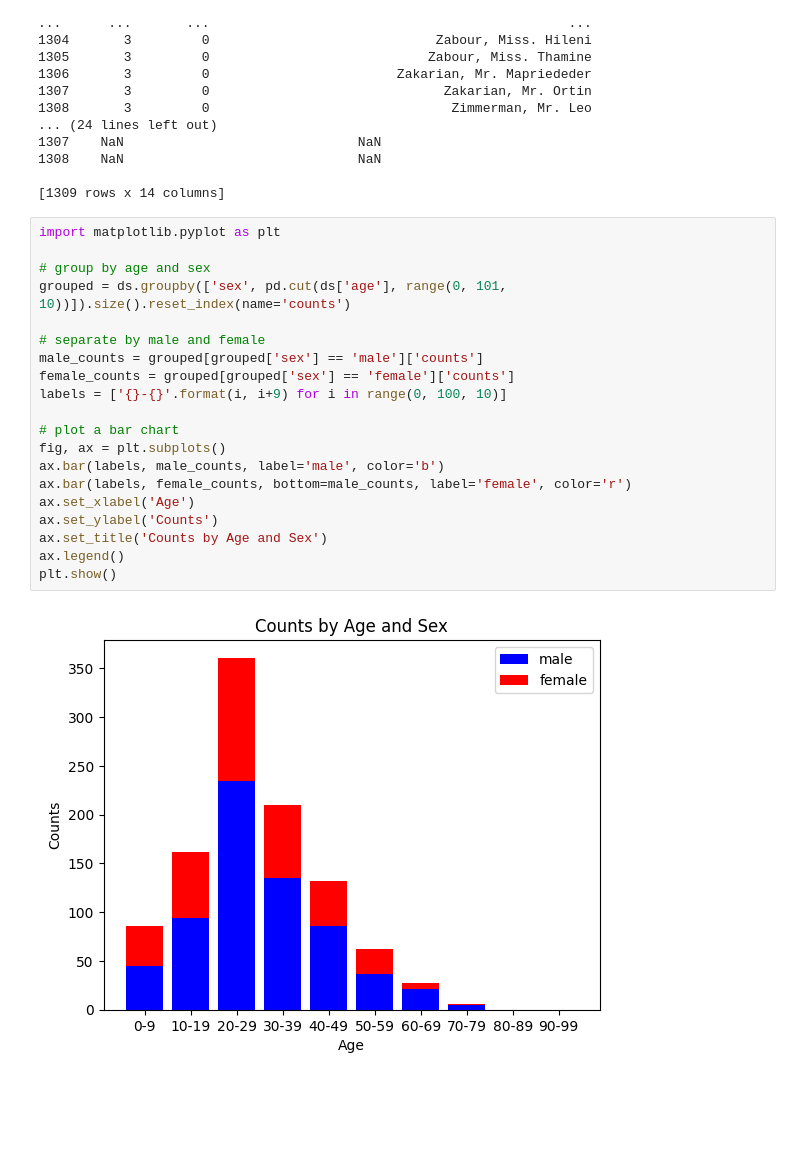
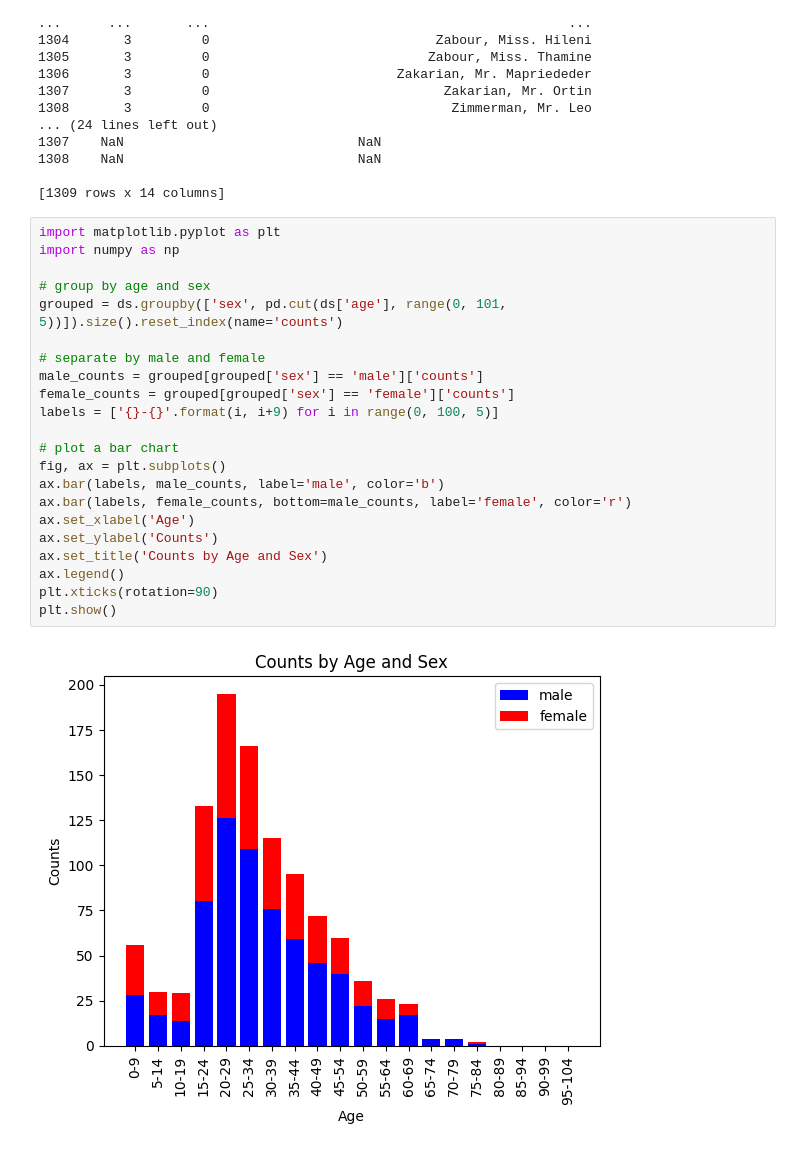
Before and after one commit to 0xrsfagundes/Portugal-Stats, a Jupyter notebook: MyNote2.ipynb, the cells around one changed output. Cells and saved outputs as stored; diff of their text form; blank space fills up the shorter version.

```diff
--- a/MyNote2.ipynb
+++ b/MyNote2.ipynb
@@ -24,23 +24,25 @@ print(ds)
 [1309 rows x 14 columns]
 # %%
 import matplotlib.pyplot as plt
+import numpy as np
 
 # group by age and sex
-grouped = ds.groupby(['sex', pd.cut(ds['age'], range(0, 101, 10))]).size().reset_index(name='counts')
+grouped = ds.groupby(['sex', pd.cut(ds['age'], range(0, 101, 5))]).size().reset_index(name='counts')
 
 # separate by male and female
 male_counts = grouped[grouped['sex'] == 'male']['counts']
 female_counts = grouped[grouped['sex'] == 'female']['counts']
-labels = ['{}-{}'.format(i, i+9) for i in range(0, 100, 10)]
+labels = ['{}-{}'.format(i, i+9) for i in range(0, 100, 5)]
 
 # plot a bar chart
 fig, ax = plt.subplots()
 ax.bar(labels, male_counts, label='male', color='b')
 ax.bar(labels, female_counts, bottom=male_counts, label='female', color='r')
 ax.set_xlabel('Age')
 ax.set_ylabel('Counts')
 ax.set_title('Counts by Age and Sex')
 ax.legend()
+plt.xticks(rotation=90)
 plt.show()
 # %% [output]
-[figure, old version]
+[figure, new version]
```
Also changed, not shown: parts of 1 cell of this notebook, 4 other files.
